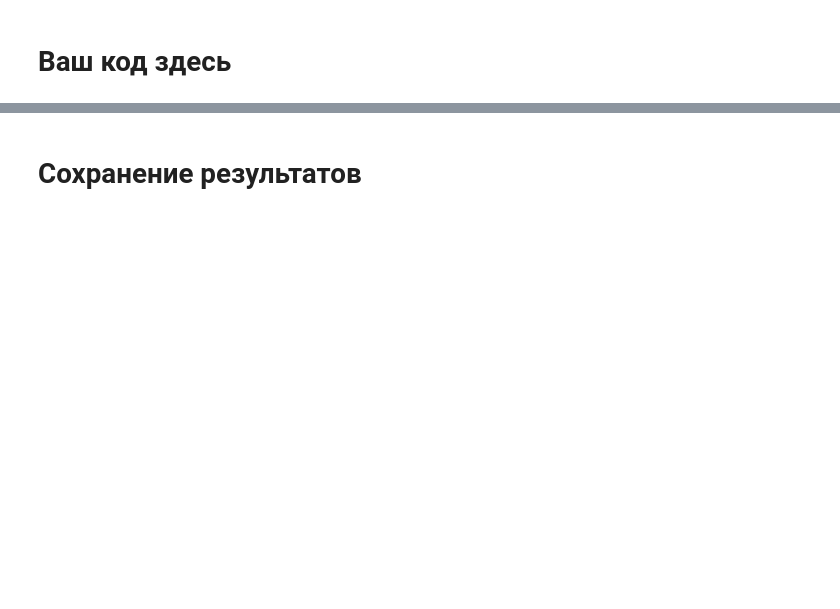
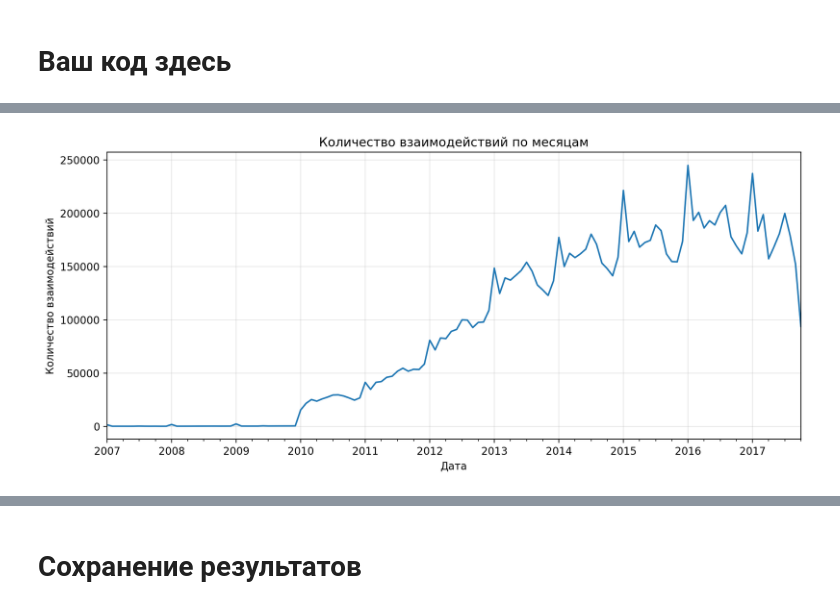
Before and after one commit to Rustam1992/mle-recsys-start, a Jupyter notebook: preprocessing.ipynb, the cells around one changed output, grey strips where cells are left out. Saved outputs shown, nothing was run; the diff lists cells and outputs as text; code cells hidden in the pictures; blank space fills up the shorter version.

```diff
--- a/preprocessing.ipynb
+++ b/preprocessing.ipynb
@@ -178,0 +462,20 @@ events = events.query("started_at < @event_cutoff_date and read_at < @event_cuto
+# %%
+events_by_month = (
+    events.groupby(
+        events["started_at"].dt.to_period("M")
+    )
+    .size()
+)
+
+events_by_month.index = events_by_month.index.to_timestamp()
+
+plt.figure(figsize=(12, 5))
+events_by_month.plot()
+
+plt.title("Количество взаимодействий по месяцам")
+plt.xlabel("Дата")
+plt.ylabel("Количество взаимодействий")
+plt.grid(alpha=0.3)
+plt.show()
+# %% [output]
+[figure, added]
```
Also changed, not shown: parts of 36 cells of this notebook, 1 other file.
